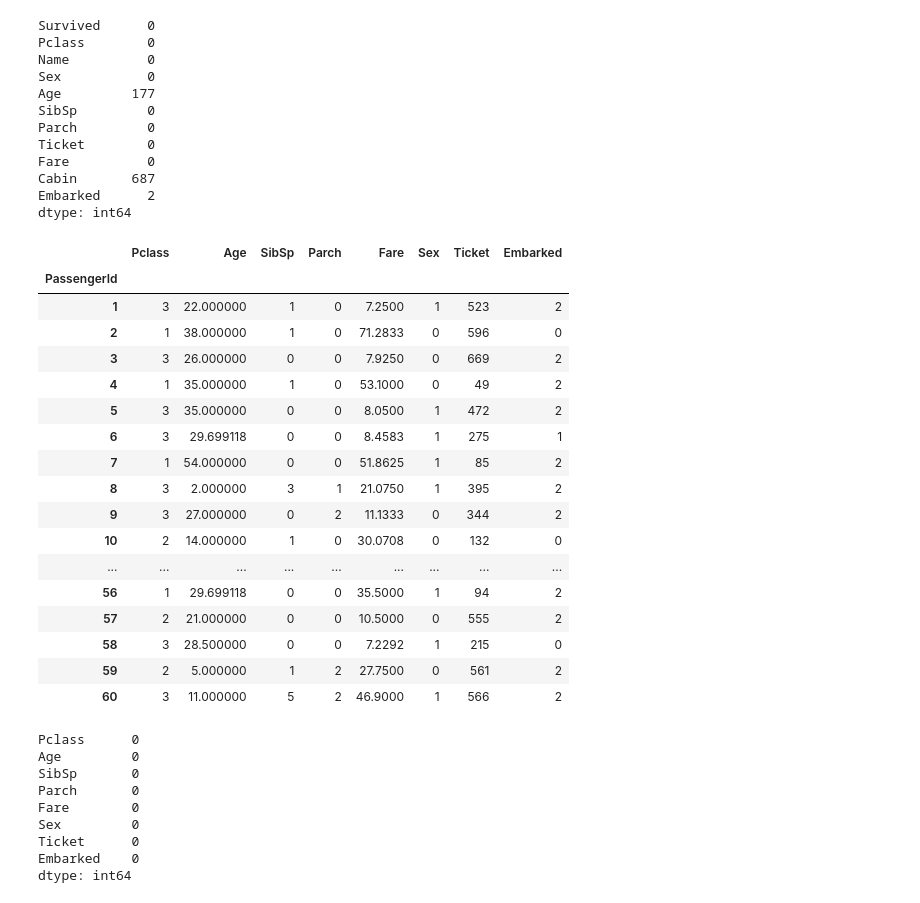
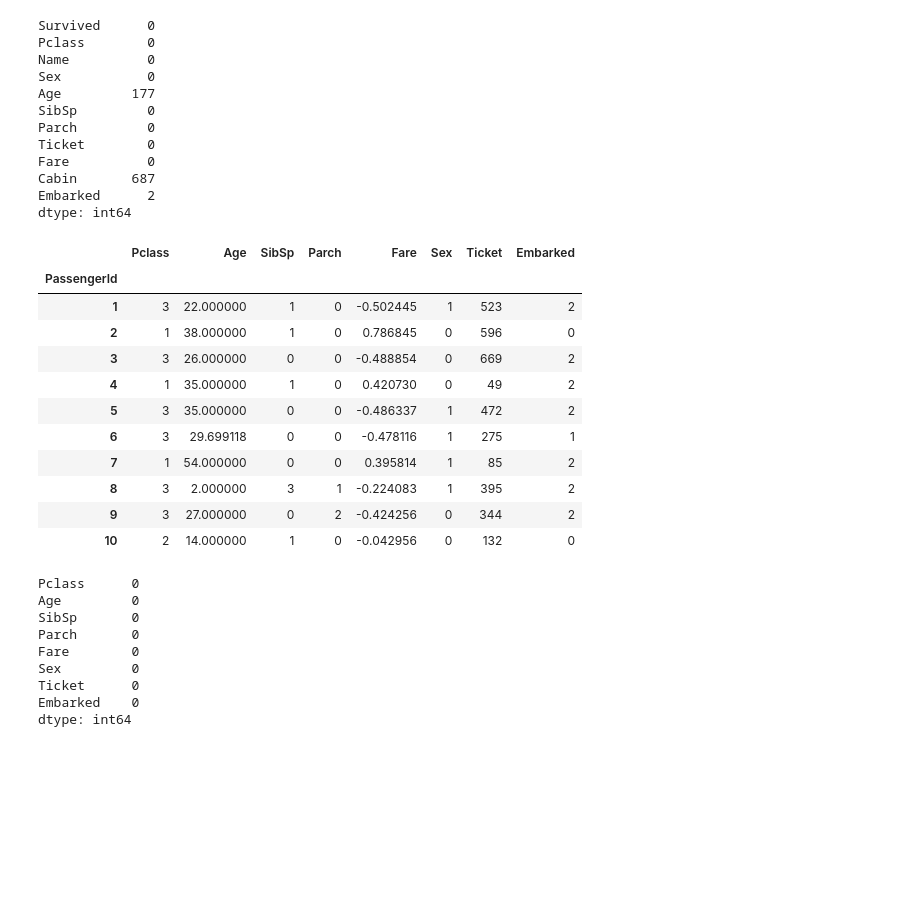
Before and after one commit to RicFraga/Kaggle-Competitions, a Jupyter notebook: Titanic/Titanic competition.ipynb, the cells around one changed output. Cells and saved outputs as stored; diff of their text form; code cells hidden in the pictures; blank space fills up the shorter version.

```diff
--- a/Titanic/Titanic competition.ipynb
+++ b/Titanic/Titanic competition.ipynb
@@ -60,33 +63,27 @@ def process_train(df):
     #age_sd = np.std(df['Age'])
     #data['Age'] = (data['Age'] - age_mean) / age_sd
 
-    #fare_mean = np.mean(df['Fare'])
-    #fare_sd = np.std(df['Fare'])
-    #data['Fare'] = (data['Fare'] - fare_mean) / fare_sd
+    fare_mean = np.mean(df['Fare'])
+    fare_sd = np.std(df['Fare'])
+    data['Fare'] = (data['Fare'] - fare_mean) / fare_sd
 
     return data, y_train
 # %%
 train_df, y_train = process_train(train_df)
-train_df.head(60)
+train_df.head(10)
 # %% [output]
 |  | Pclass | Age | SibSp | Parch | Fare | Sex | Ticket | Embarked |
 | PassengerId |  |  |  |  |  |  |  |  |
-| 1 | 3 | 22.000000 | 1 | 0 | 7.2500 | 1 | 523 | 2 |
-| 2 | 1 | 38.000000 | 1 | 0 | 71.2833 | 0 | 596 | 0 |
-| 3 | 3 | 26.000000 | 0 | 0 | 7.9250 | 0 | 669 | 2 |
-| 4 | 1 | 35.000000 | 1 | 0 | 53.1000 | 0 | 49 | 2 |
-| 5 | 3 | 35.000000 | 0 | 0 | 8.0500 | 1 | 472 | 2 |
-| 6 | 3 | 29.699118 | 0 | 0 | 8.4583 | 1 | 275 | 1 |
-| 7 | 1 | 54.000000 | 0 | 0 | 51.8625 | 1 | 85 | 2 |
-| 8 | 3 | 2.000000 | 3 | 1 | 21.0750 | 1 | 395 | 2 |
-| 9 | 3 | 27.000000 | 0 | 2 | 11.1333 | 0 | 344 | 2 |
-| 10 | 2 | 14.000000 | 1 | 0 | 30.0708 | 0 | 132 | 0 |
-| ... | ... | ... | ... | ... | ... | ... | ... | ... |
-| 56 | 1 | 29.699118 | 0 | 0 | 35.5000 | 1 | 94 | 2 |
-| 57 | 2 | 21.000000 | 0 | 0 | 10.5000 | 0 | 555 | 2 |
-| 58 | 3 | 28.500000 | 0 | 0 | 7.2292 | 1 | 215 | 0 |
-| 59 | 2 | 5.000000 | 1 | 2 | 27.7500 | 0 | 561 | 2 |
-| 60 | 3 | 11.000000 | 5 | 2 | 46.9000 | 1 | 566 | 2 |
+| 1 | 3 | 22.000000 | 1 | 0 | -0.502445 | 1 | 523 | 2 |
+| 2 | 1 | 38.000000 | 1 | 0 | 0.786845 | 0 | 596 | 0 |
+| 3 | 3 | 26.000000 | 0 | 0 | -0.488854 | 0 | 669 | 2 |
+| 4 | 1 | 35.000000 | 1 | 0 | 0.420730 | 0 | 49 | 2 |
+| 5 | 3 | 35.000000 | 0 | 0 | -0.486337 | 1 | 472 | 2 |
+| 6 | 3 | 29.699118 | 0 | 0 | -0.478116 | 1 | 275 | 1 |
+| 7 | 1 | 54.000000 | 0 | 0 | 0.395814 | 1 | 85 | 2 |
+| 8 | 3 | 2.000000 | 3 | 1 | -0.224083 | 1 | 395 | 2 |
+| 9 | 3 | 27.000000 | 0 | 2 | -0.424256 | 0 | 344 | 2 |
+| 10 | 2 | 14.000000 | 1 | 0 | -0.042956 | 0 | 132 | 0 |
 # %%
 train_df.isna().sum()
 # %% [output]
```
Also changed, not shown: parts of 6 cells of this notebook, 3 other files.
